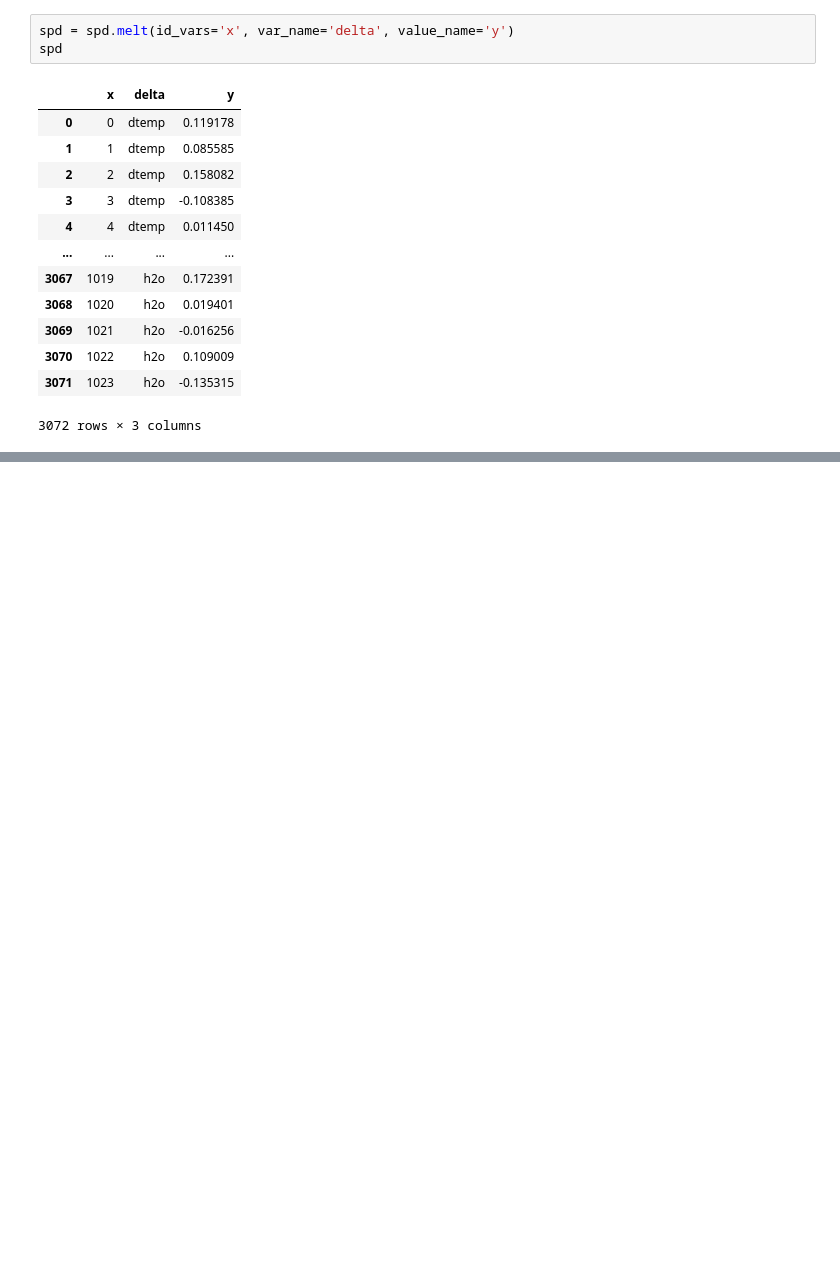
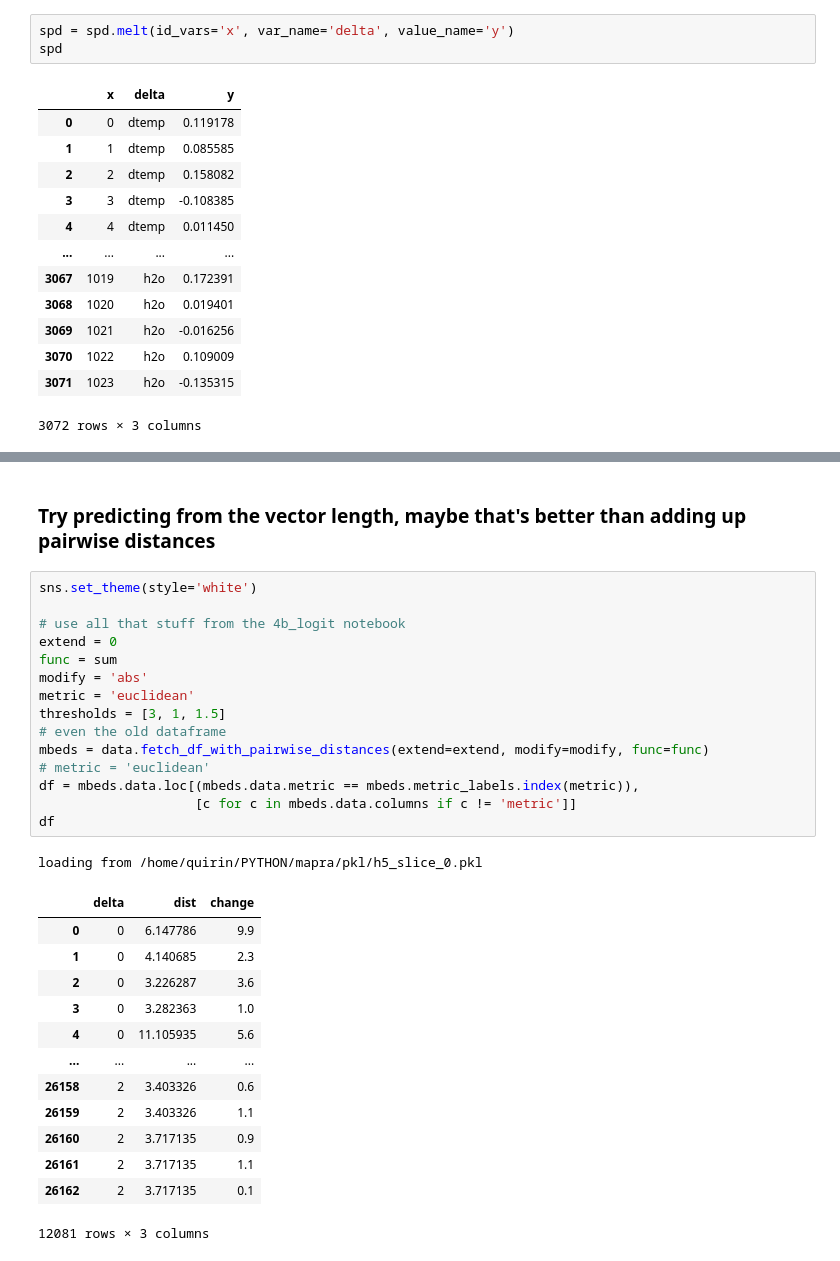
Before and after one commit to lkndl/mapra, a Jupyter notebook: mapra/5_multivariate.ipynb, the cells around one changed output, grey strips where cells are left out. Cells and saved outputs as stored; diff of their text form; blank space fills up the shorter version.

Commit message:
predict from vector length

```diff
--- a/mapra/5_multivariate.ipynb
+++ b/mapra/5_multivariate.ipynb
@@ -145,2 +146,34 @@ fig.savefig(wd / f'spearman_correlation_by_h5_index',
 # %% [output]
 [figure]
+# %% [markdown]
+### Try predicting from the vector length, maybe that's better than adding up pairwise distances
+# %%
+sns.set_theme(style='white')
+
+# use all that stuff from the 4b_logit notebook
+extend = 0
+func = sum
+modify = 'abs'
+metric = 'euclidean'
+thresholds = [3, 1, 1.5]
+# even the old dataframe
+mbeds = data.fetch_df_with_pairwise_distances(extend=extend, modify=modify, func=func)
+# metric = 'euclidean'
+df = mbeds.data.loc[(mbeds.data.metric == mbeds.metric_labels.index(metric)),
+                    [c for c in mbeds.data.columns if c != 'metric']]
+df
+# %% [output]
+loading from /home/quirin/PYTHON/mapra/pkl/h5_slice_0.pkl
+|  | delta | dist | change |
+| 0 | 0 | 6.147786 | 9.9 |
+| 1 | 0 | 4.140685 | 2.3 |
+| 2 | 0 | 3.226287 | 3.6 |
+| 3 | 0 | 3.282363 | 1.0 |
+| 4 | 0 | 11.105935 | 5.6 |
+| ... | ... | ... | ... |
+| 26158 | 2 | 3.403326 | 0.6 |
+| 26159 | 2 | 3.403326 | 1.1 |
+| 26160 | 2 | 3.717135 | 0.9 |
+| 26161 | 2 | 3.717135 | 1.1 |
+| 26162 | 2 | 3.717135 | 0.1 |
+12081 rows × 3 columns
```
Also changed, not shown: parts of 9 cells of this notebook, 5 other files.
